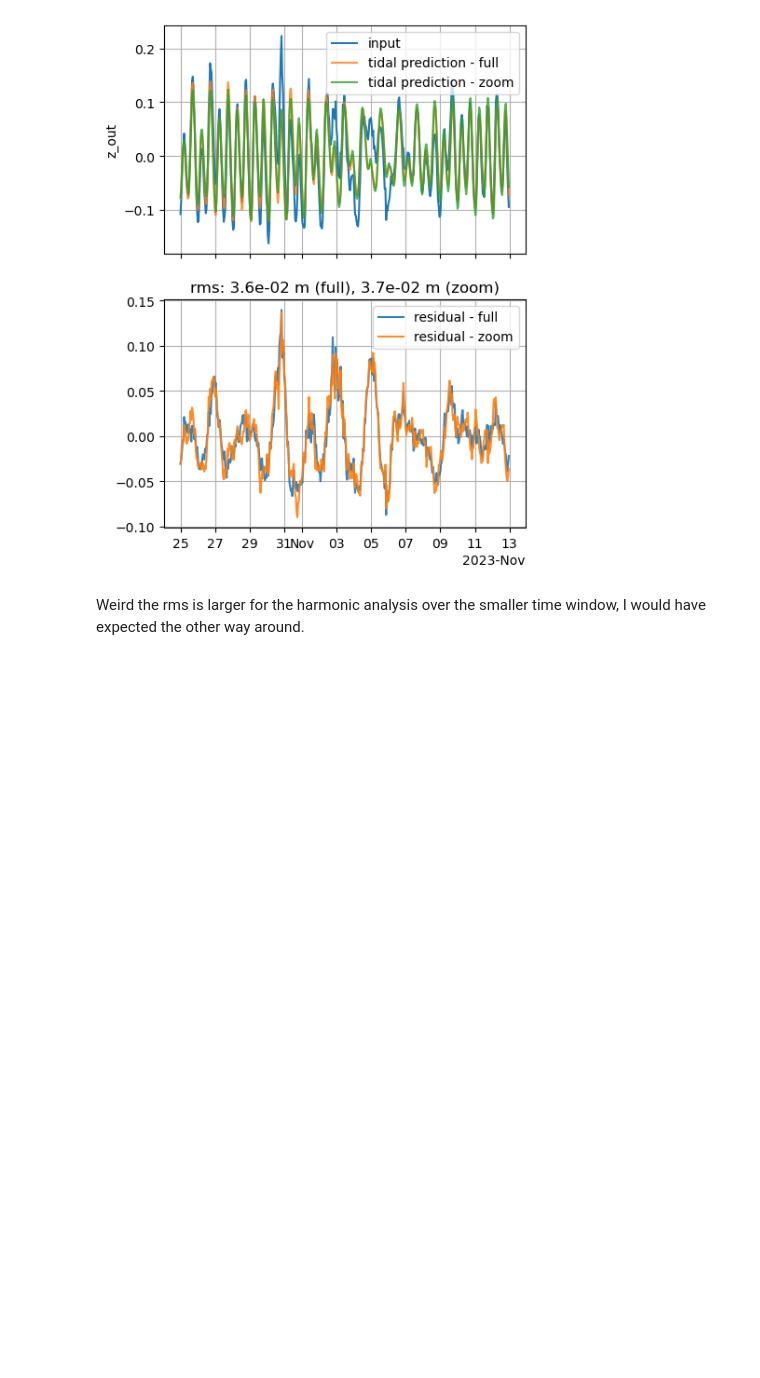
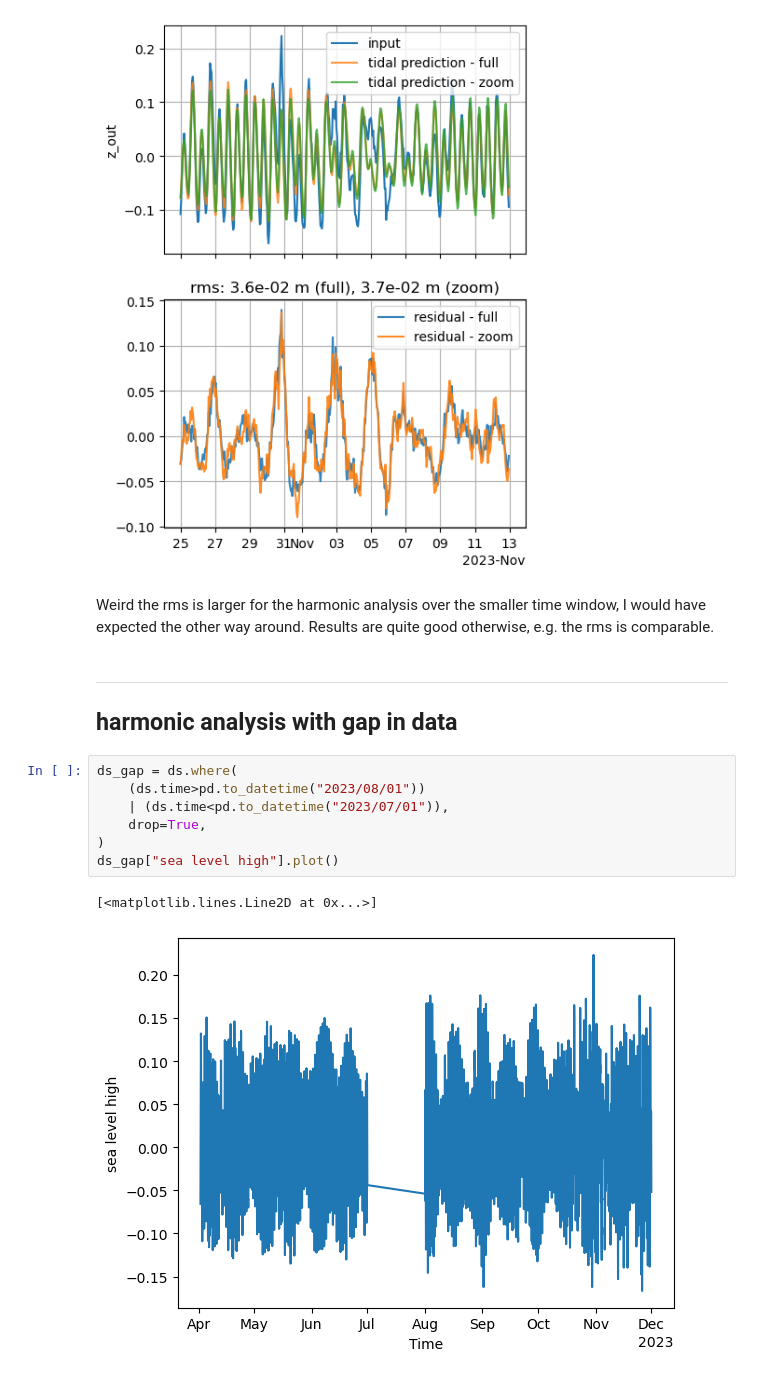
Before and after one commit to apatlpo/das_work, a Jupyter notebook: hydrology/tides_harmonic_analysis.ipynb, the cells around one changed output. Saved outputs shown, nothing was run; the diff lists cells and outputs as text; blank space fills up the shorter version.

```diff
--- a/hydrology/tides_harmonic_analysis.ipynb
+++ b/hydrology/tides_harmonic_analysis.ipynb
@@ -262,3 +262,18 @@ ax.set_title(f"rms: {float(rms_full):.1e} m (full), {float(rms_zoom):.1e} m (zoo
 [figure]
 # %% [markdown]
 Weird the rms is larger for the harmonic analysis over the smaller time window, I would have expected the other way around.
+Results are quite good otherwise, e.g. the rms is comparable.
+# %% [markdown]
+---
+
+## harmonic analysis with gap in data
+# %%
+ds_gap = ds.where(
+    (ds.time>pd.to_datetime("2023/08/01"))
+    | (ds.time<pd.to_datetime("2023/07/01")),
+    drop=True,
+)
+ds_gap["sea level high"].plot()
+# %% [output]
+[<matplotlib.lines.Line2D at 0x...>]
+[figure, added]
```
Also changed, not shown: parts of 3 cells of this notebook.
